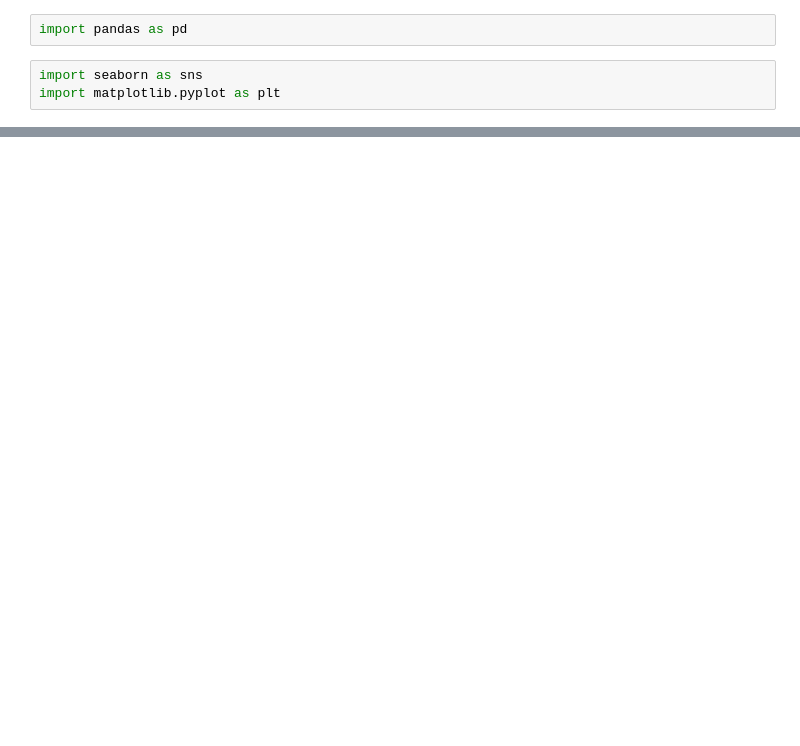
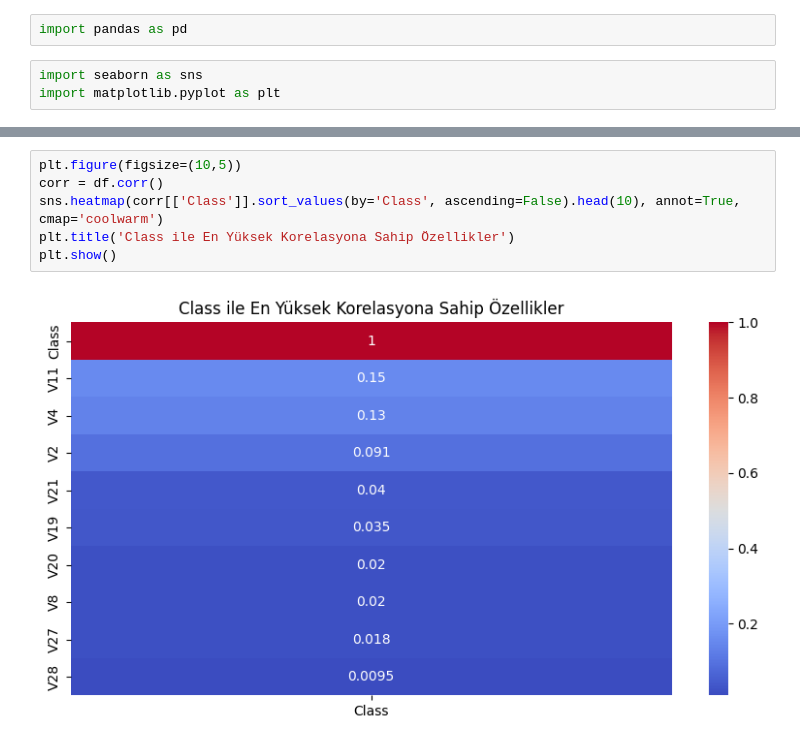
Before and after one commit to hagseng/fraud-detection-bootcamp, a Jupyter notebook: notebooks/01_EDA.ipynb, the cells around one changed output, grey strips where cells are left out. Saved outputs shown, nothing was run; the diff lists cells and outputs as text; blank space fills up the shorter version.

```diff
--- a/notebooks/01_EDA.ipynb
+++ b/notebooks/01_EDA.ipynb
@@ -52,0 +50,8 @@ plt.show()
+# %%
+plt.figure(figsize=(10,5))
+corr = df.corr()
+sns.heatmap(corr[['Class']].sort_values(by='Class', ascending=False).head(10), annot=True, cmap='coolwarm')
+plt.title('Class ile En Yüksek Korelasyona Sahip Özellikler')
+plt.show()
+# %% [output]
+[figure, added]
```
Also changed, not shown: parts of 12 cells of this notebook, 8 other files.
